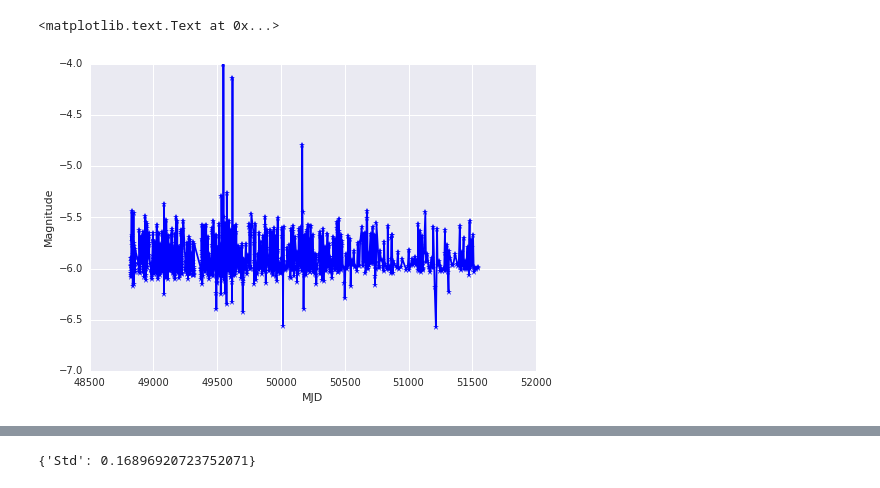
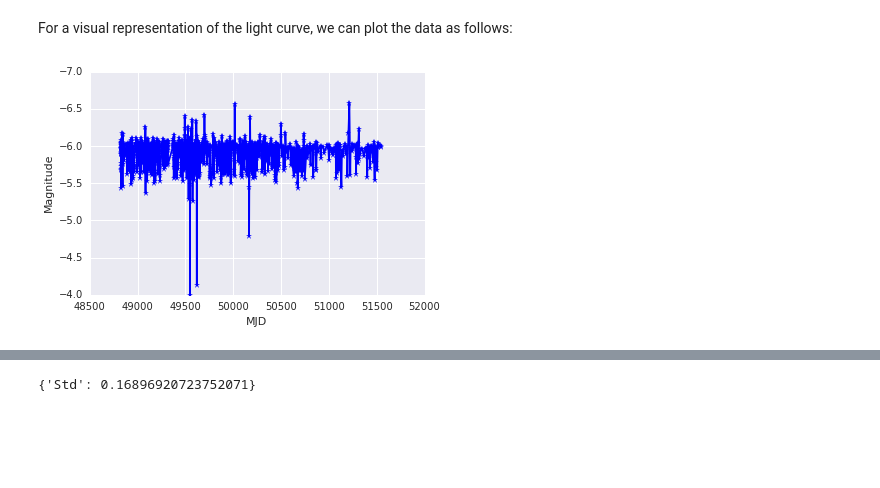
Before and after one commit to isadoranun/time-series-feats, a Jupyter notebook: FeaturesDocumentation.ipynb, the cells around one changed output, grey strips where cells are left out. Cells and saved outputs as stored; diff of their text form; code cells hidden in the pictures; blank space fills up the shorter version.

```diff
--- a/FeaturesDocumentation.ipynb
+++ b/FeaturesDocumentation.ipynb
@@ -17,35 +24,0 @@ import pandas
-# %%
-
-
-def LeerLC_MACHO(fid):
-    saltos_linea = 3
-    delimiter = ' '
-    for i in range(0,saltos_linea):
-        fid.next()
-    LC = []
-
-    for lines in fid:
-        str_line = lines.strip().split()
-        floats = map(float, str_line)
-        #numbers = (number for number in str_line.split())
-        LC.append(floats)
-
-    LC = np.asarray(LC)
-    return LC
-
-#Opening the blue band
-fid=open('lc_1.3444.614.B.mjd','r')
-
-lc = LeerLC_MACHO(fid)
-
-data  = lc[:,1]
-error = lc[:,2]
-mjd = lc[:,0]
-
-#Opening the red band
-
-fid2=open('lc_1.3444.614.R.mjd','r')
-
-lc2 = LeerLC_MACHO(fid2)
-
-second_data  = lc2[:,1]
@@ -52,7 +28,9 @@ second_data  = lc2[:,1]
+# %% [markdown]
+For a visual representation of the light curve, we can plot the data as follows:
 # %%
 plt.plot(mjd, data, 'b*-')
 plt.xlabel("MJD")
 plt.ylabel("Magnitude")
+plt.gca().invert_yaxis()
 # %% [output]
-<matplotlib.text.Text at 0x...>
-[figure, old version]
+[figure, new version]
```
Also changed, not shown: parts of 13 cells of this notebook, 4 other files.
